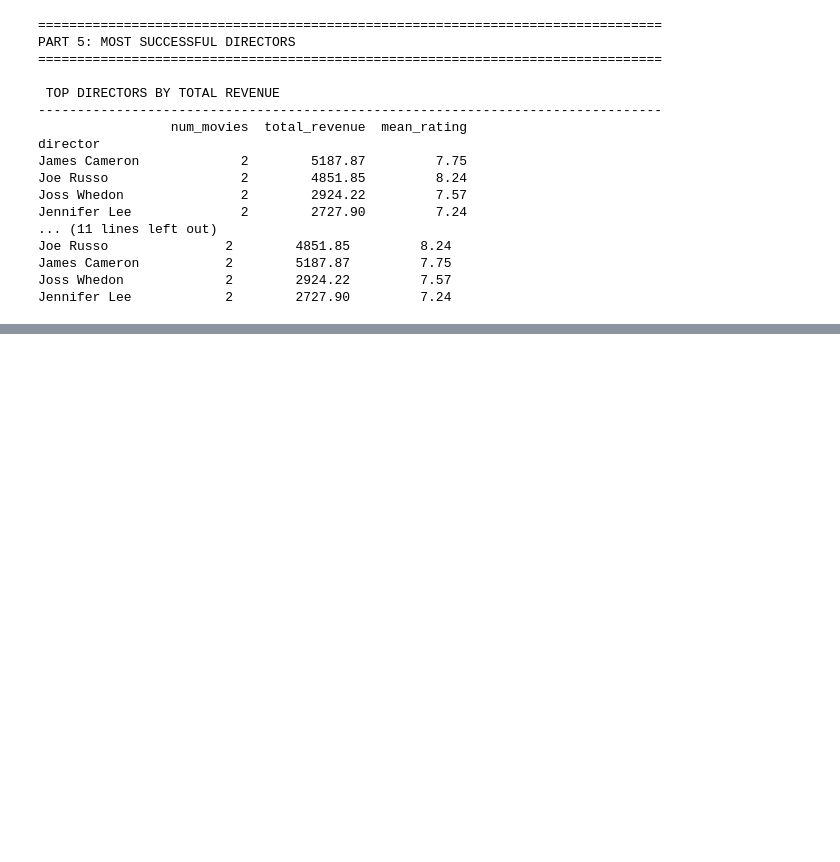
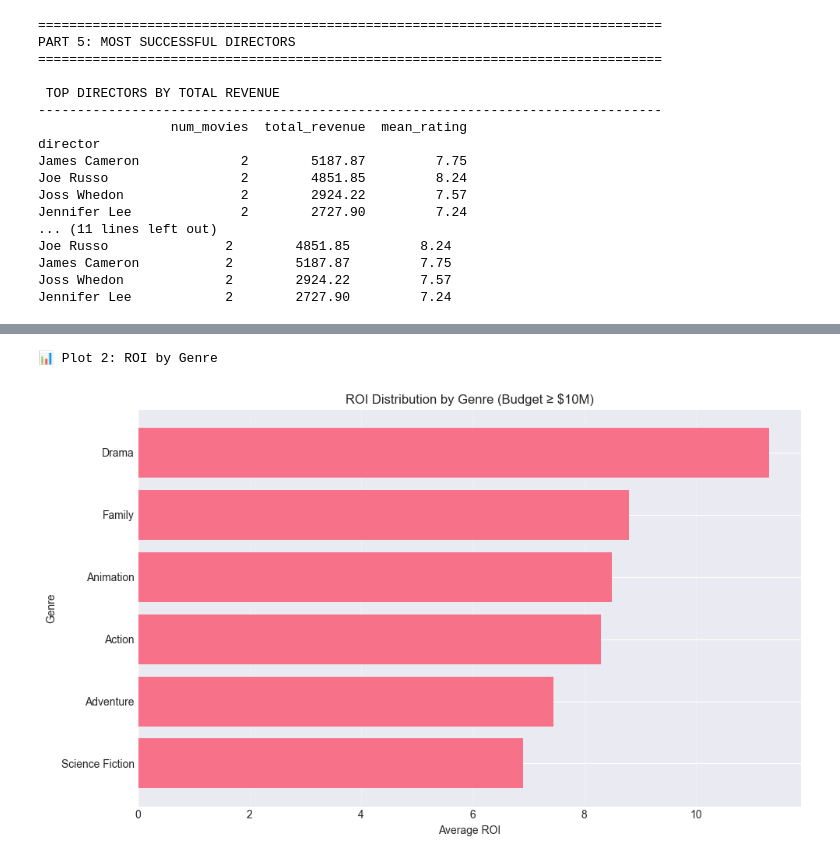
Before and after one commit to evans-ankomah/Movie-Data-Analysis-using-Pandas-and-APIs, a Jupyter notebook: MDA.ipynb, the cells around one changed output, grey strips where cells are left out. Cells and saved outputs as stored; diff of their text form; code cells hidden in the pictures; blank space fills up the shorter version.

```diff
--- a/MDA.ipynb
+++ b/MDA.ipynb
@@ -706,0 +738,30 @@ Jennifer Lee            2        2727.90         7.24
+# %%
+# ========================================
+# 2. ROI DISTRIBUTION BY GENRE
+# ========================================
+print("\n📊 Plot 2: ROI by Genre")
+
+# Get primary genre for each movie
+df_final['primary_genre'] = df_final['genres'].str.split('|').str[0]
+
+# Filter for valid ROI (budget >= 10M)
+df_roi = df_final[(df_final['budget_musd'] >= 10) & (df_final['roi'].notna())]
+
+# Get top 6 genres
+top_genres = df_roi['primary_genre'].value_counts().head(6).index
+df_genre = df_roi[df_roi['primary_genre'].isin(top_genres)]
+
+# Calculate mean ROI per genre
+genre_roi = df_genre.groupby('primary_genre')['roi'].mean().sort_values()
+
+plt.figure(figsize=(10, 6))
+plt.barh(genre_roi.index, genre_roi.values)
+plt.xlabel('Average ROI')
+plt.ylabel('Genre')
+plt.title('ROI Distribution by Genre (Budget ≥ $10M)')
+plt.grid(axis='x', alpha=0.3)
+plt.tight_layout()
+plt.show()
+# %% [output]
+📊 Plot 2: ROI by Genre
+[figure, added]
```
Also changed, not shown: parts of 5 cells of this notebook.
